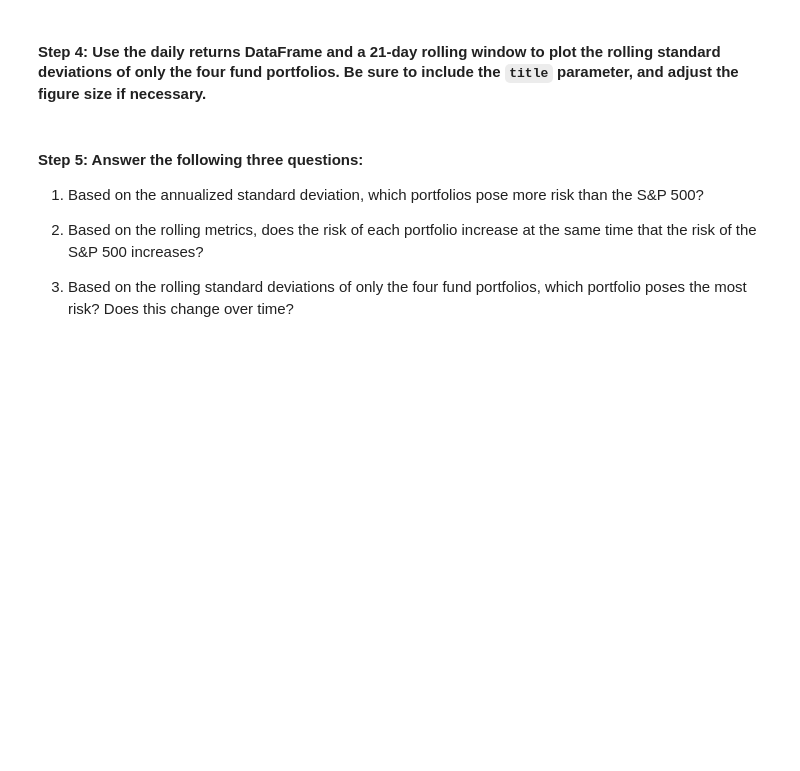
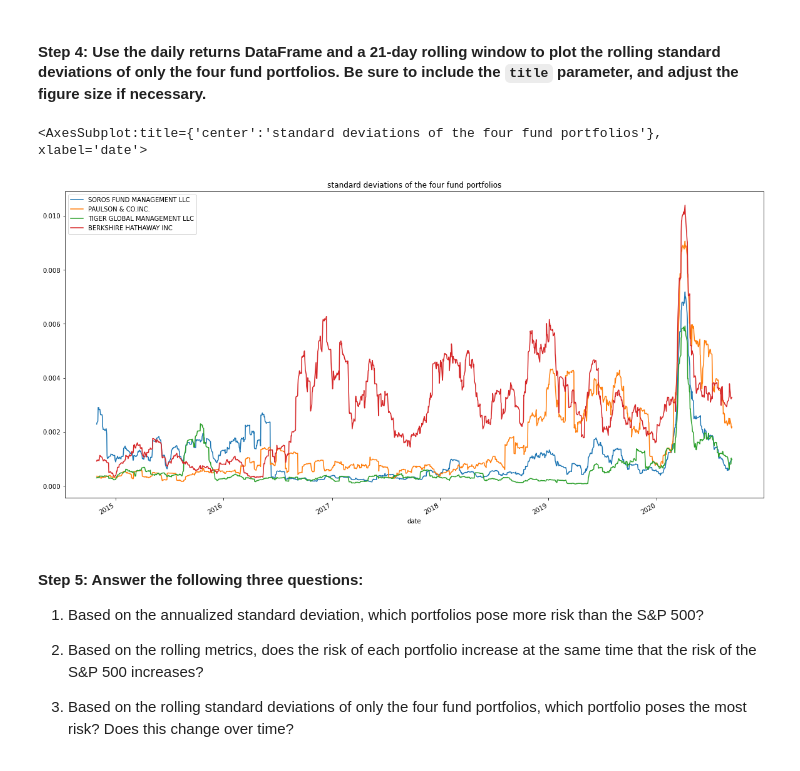
Before and after one commit to gitgenesis/Mod4_Challenge, a Jupyter notebook: risk_return_analysis.ipynb, the cells around one changed output. Cells and saved outputs as stored; diff of their text form; code cells hidden in the pictures; blank space fills up the shorter version.

```diff
--- a/risk_return_analysis.ipynb
+++ b/risk_return_analysis.ipynb
@@ -316,7 +319,10 @@ dtype: float64
 # %%
 # Using the daily return data and a 21-day rolling window, plot the rolling standard deviation of just the 4 portfolios.
 # Include a title parameter and adjust the figure size
-# YOUR CODE HERE
+four_fund_portfolios_daily_returns.rolling(window=21).std().plot(figsize = (20, 10), title = "standard deviations of the four fund portfolios")
+# %% [output]
+<AxesSubplot:title={'center':'standard deviations of the four fund portfolios'}, xlabel='date'>
+[figure, added]
 # %% [markdown]
 #### Step 5: Answer the following three questions:
 
```
Also changed, not shown: parts of 22 cells of this notebook.
